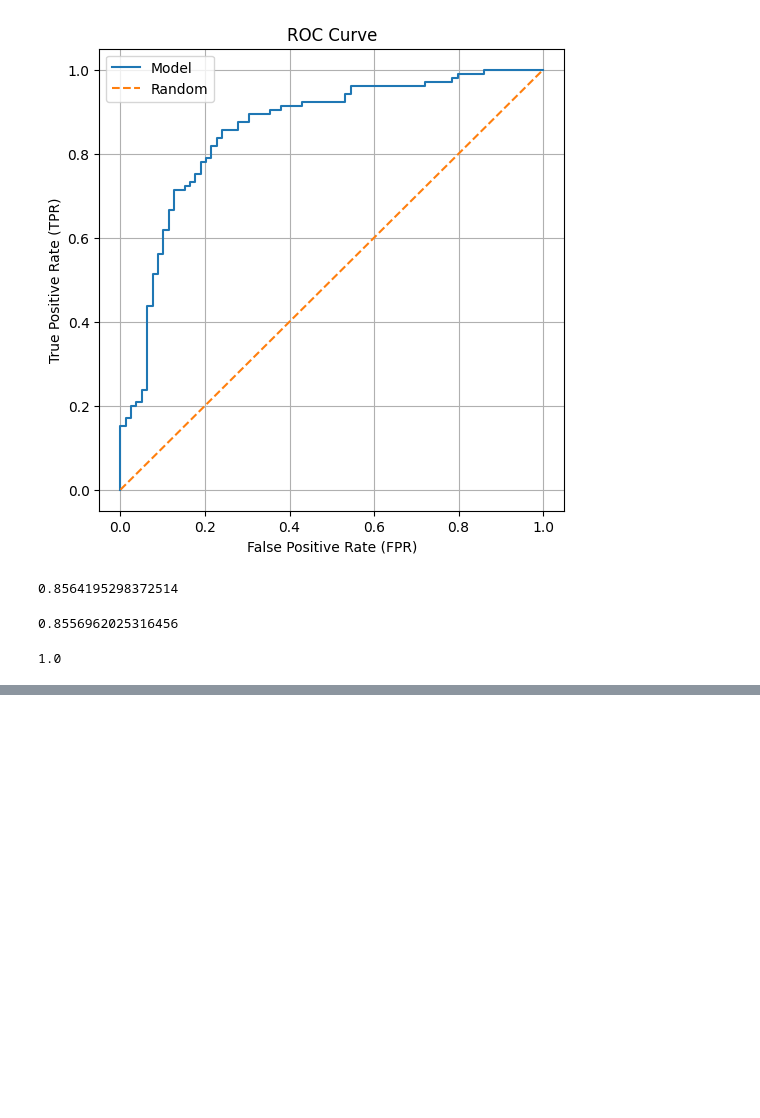
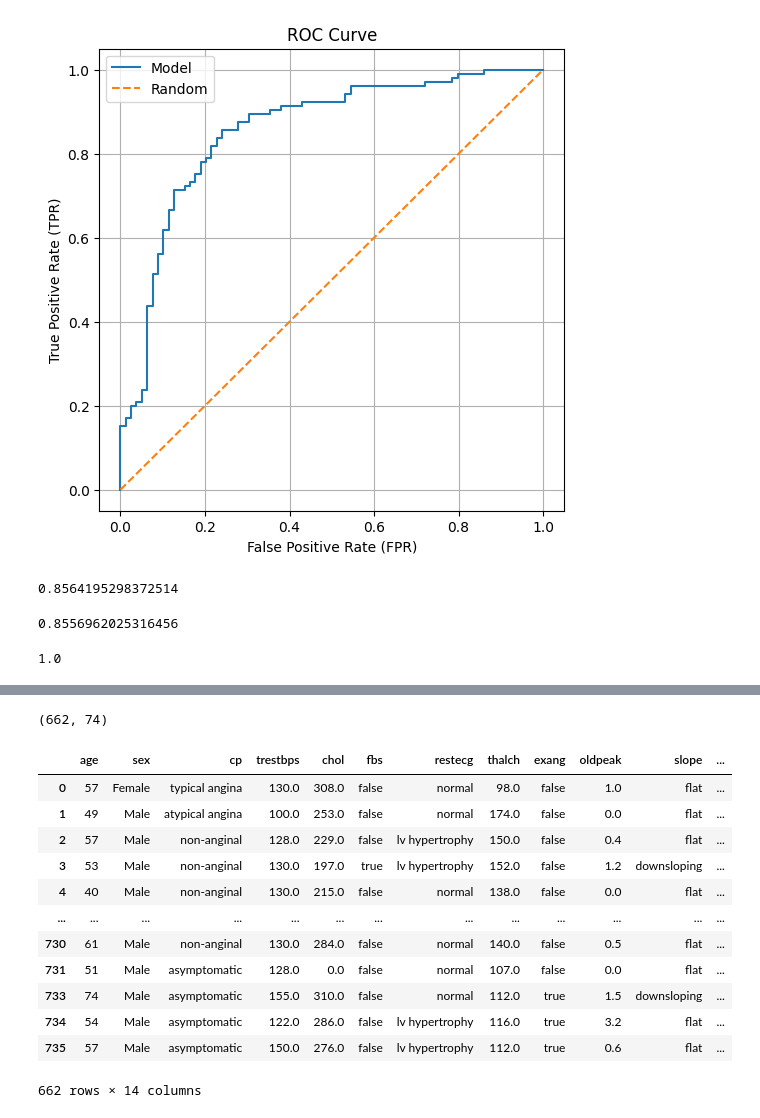
Before and after one commit to skykmar02/Heart-Disease-Prediction, a Jupyter notebook: Notebook_P1.ipynb, the cells around one changed output, grey strips where cells are left out. Saved outputs shown, nothing was run; the diff lists cells and outputs as text; code cells hidden in the pictures; blank space fills up the shorter version.

```diff
--- a/Notebook_P1.ipynb
+++ b/Notebook_P1.ipynb
@@ -608,4 +632,4 @@ auc(df_ideal.fpr, df_ideal.tpr)
 # %%
 from sklearn.model_selection import KFold
 # %%
-KFold(n_splits=10, shuffle=True, random_state=1)
+kfold = KFold(n_splits=10, shuffle=True, random_state=1)
@@ -613,0 +656,22 @@ KFold(n_splits=10, random_state=1, shuffle=True)
+# %%
+train_idx, val_idx = next(kfold.split(df_full_train))
+# %%
+len(train_idx), len(val_idx)
+# %% [output]
+(662, 74)
+# %%
+df_full_train.iloc[train_idx]
+# %% [output]
+|  | age | sex | cp | trestbps | chol | fbs | restecg | thalch | exang | oldpeak | slope | ... |
+| 0 | 57 | Female | typical angina | 130.0 | 308.0 | false | normal | 98.0 | false | 1.0 | flat | ... |
+| 1 | 49 | Male | atypical angina | 100.0 | 253.0 | false | normal | 174.0 | false | 0.0 | flat | ... |
+| 2 | 57 | Male | non-anginal | 128.0 | 229.0 | false | lv hypertrophy | 150.0 | false | 0.4 | flat | ... |
+| 3 | 53 | Male | non-anginal | 130.0 | 197.0 | true | lv hypertrophy | 152.0 | false | 1.2 | downsloping | ... |
+| 4 | 40 | Male | non-anginal | 130.0 | 215.0 | false | normal | 138.0 | false | 0.0 | flat | ... |
+| ... | ... | ... | ... | ... | ... | ... | ... | ... | ... | ... | ... | ... |
+| 730 | 61 | Male | non-anginal | 130.0 | 284.0 | false | normal | 140.0 | false | 0.5 | flat | ... |
+| 731 | 51 | Male | asymptomatic | 128.0 | 0.0 | false | normal | 107.0 | false | 0.0 | flat | ... |
+| 733 | 74 | Male | asymptomatic | 155.0 | 310.0 | false | normal | 112.0 | true | 1.5 | downsloping | ... |
+| 734 | 54 | Male | asymptomatic | 122.0 | 286.0 | false | lv hypertrophy | 116.0 | true | 3.2 | flat | ... |
+| 735 | 57 | Male | asymptomatic | 150.0 | 276.0 | false | lv hypertrophy | 112.0 | true | 0.6 | flat | ... |
+662 rows × 14 columns
```
Also changed, not shown: parts of 13 cells of this notebook.
